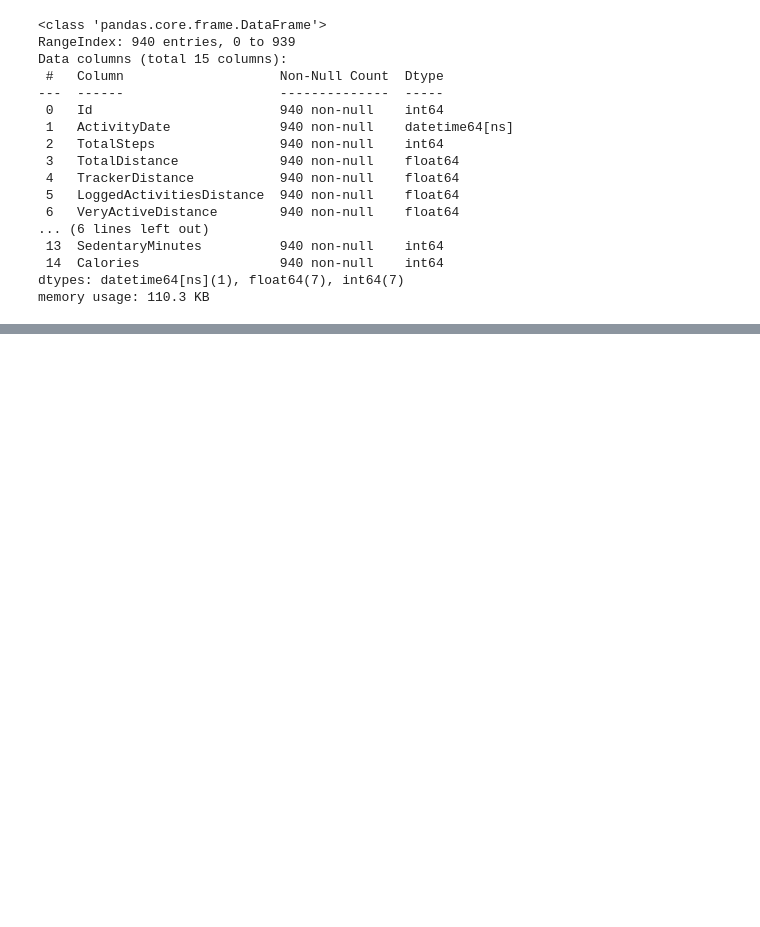
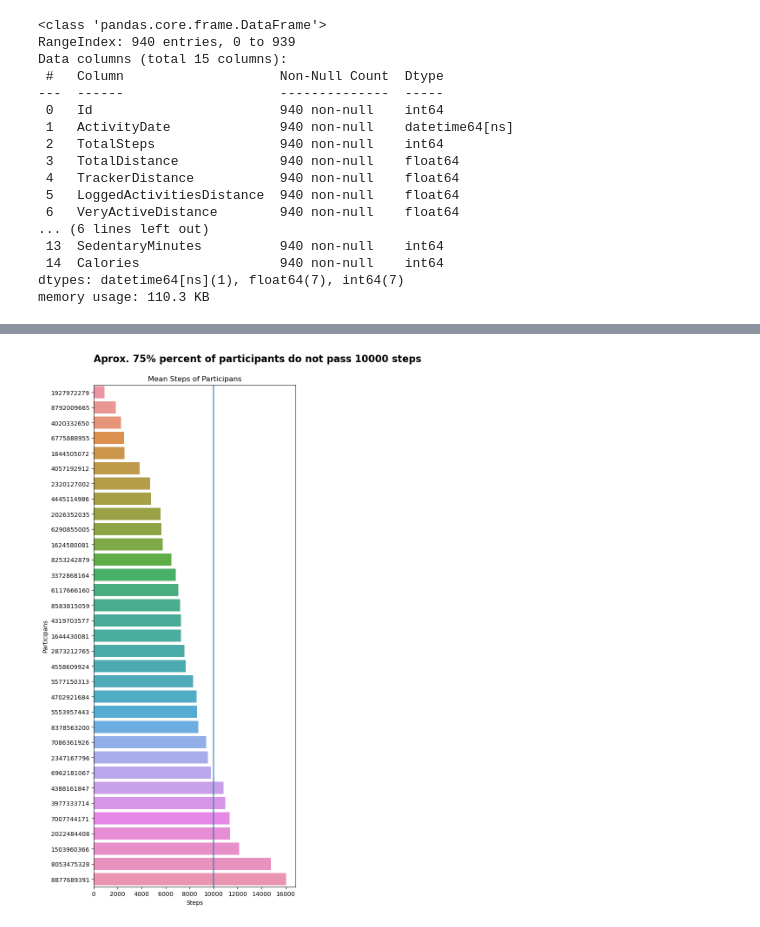
Before and after one commit to Ricardod671/Bellabeat-EDA, a Jupyter notebook: notebook/0.1-RCD-EDA.ipynb, the cells around one changed output, grey strips where cells are left out. Saved outputs shown, nothing was run; the diff lists cells and outputs as text; code cells hidden in the pictures; blank space fills up the shorter version.

```diff
--- a/notebook/0.1-RCD-EDA.ipynb
+++ b/notebook/0.1-RCD-EDA.ipynb
@@ -91,0 +118,16 @@ memory usage: 110.3 KB
+# %%
+# this logic is for get and order list of the mean of totalsteps in every id
+steps=daily_activity[["Id","TotalSteps"]].groupby("Id").mean().reset_index().sort_values('TotalSteps',ascending=False)
+# Initialize the matpltlib figure
+f,ax = plt.subplots(figsize=(6,15))
+# plot the Totalsteps
+graph=sns.barplot(x="TotalSteps",y="Id",data=steps,orient='h',order=steps.sort_values('TotalSteps',ascending=True).Id)
+# Draw vertical line with values
+graph.axvline(10000)
+# labels
+graph.set(xlabel='Steps',ylabel='Participans',title='Mean Steps of Participans')
+plt.text(x=4.7, y=-2, s='Aprox. 75% percent of participants do not pass 10000 steps ', fontsize=16, weight='bold')
+# plot the graph
+plt.show()
+# %% [output]
+[figure, added]
```
Also changed, not shown: parts of 6 cells of this notebook.
